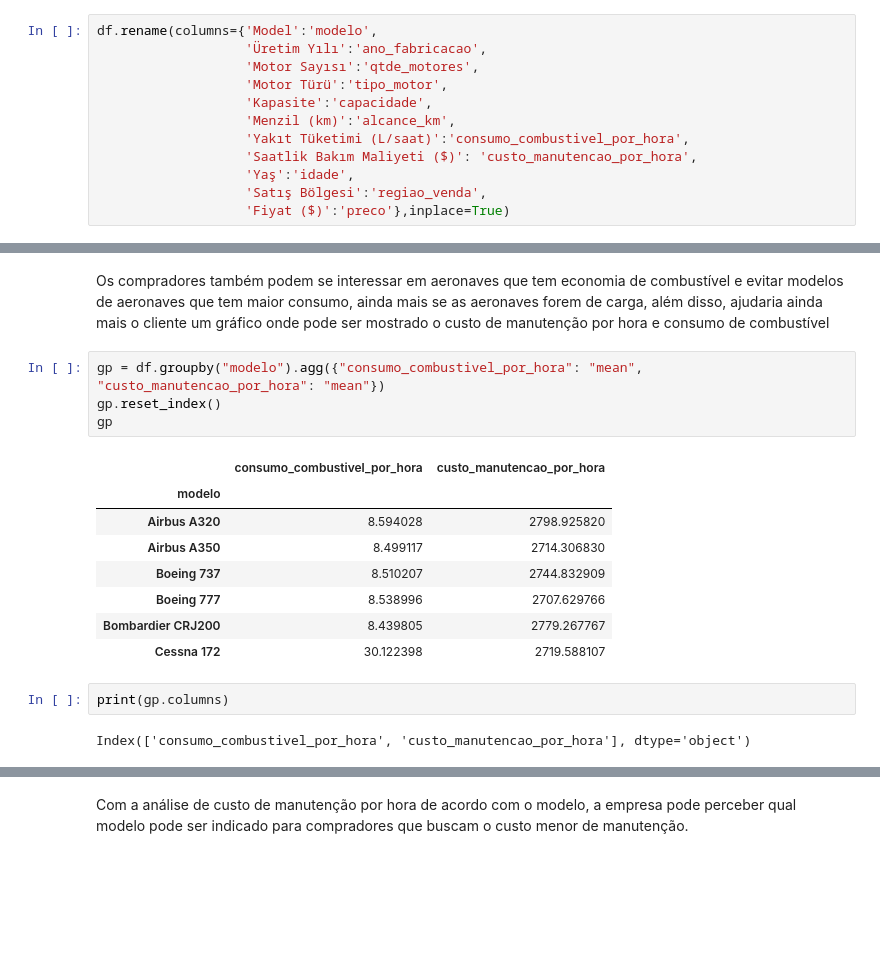
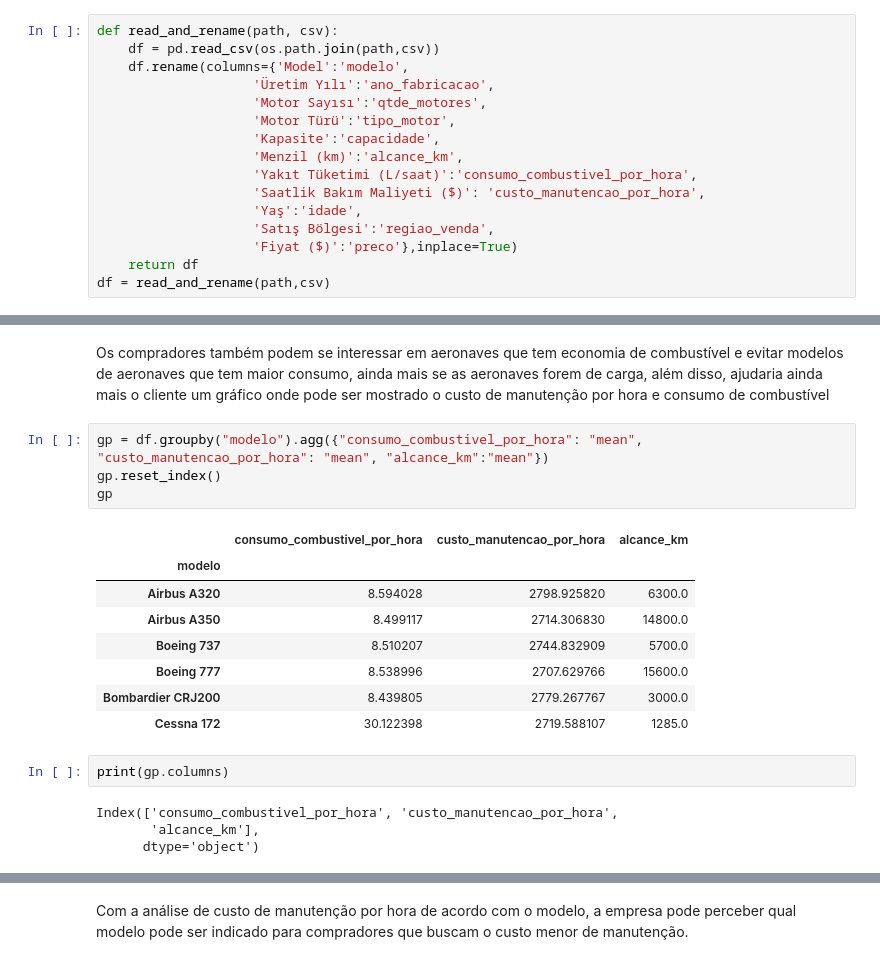
Before and after one commit to larifreitas/fundamentos-ds-e-ia, a Jupyter notebook: Atividade_airplane_price_dataset.ipynb, the cells around one changed output, grey strips where cells are left out. Drawn from its saved outputs; the diff is of its cells as text; blank space fills up the shorter version.

```diff
--- a/Atividade_airplane_price_dataset.ipynb
+++ b/Atividade_airplane_price_dataset.ipynb
@@ -108,17 +108,21 @@ dtype: int64
 # %% [markdown]
 💊 **TRATAMENTO DE DADOS**
 # %%
-df.rename(columns={'Model':'modelo',
-                   'Üretim Yılı':'ano_fabricacao',
-                   'Motor Sayısı':'qtde_motores',
-                   'Motor Türü':'tipo_motor',
-                   'Kapasite':'capacidade',
-                   'Menzil (km)':'alcance_km',
-                   'Yakıt Tüketimi (L/saat)':'consumo_combustivel_por_hora',
-                   'Saatlik Bakım Maliyeti ($)': 'custo_manutencao_por_hora',
-                   'Yaş':'idade',
-                   'Satış Bölgesi':'regiao_venda',
-                   'Fiyat ($)':'preco'},inplace=True)
+def read_and_rename(path, csv):
+    df = pd.read_csv(os.path.join(path,csv))
+    df.rename(columns={'Model':'modelo',
+                    'Üretim Yılı':'ano_fabricacao',
+                    'Motor Sayısı':'qtde_motores',
+                    'Motor Türü':'tipo_motor',
+                    'Kapasite':'capacidade',
+                    'Menzil (km)':'alcance_km',
+                    'Yakıt Tüketimi (L/saat)':'consumo_combustivel_por_hora',
+                    'Saatlik Bakım Maliyeti ($)': 'custo_manutencao_por_hora',
+                    'Yaş':'idade',
+                    'Satış Bölgesi':'regiao_venda',
+                    'Fiyat ($)':'preco'},inplace=True)
+    return df
+df = read_and_rename(path,csv)
 # %%
 #limpeza de idade da aeronave
 df = df.drop("idade", axis=1)
@@ -337,19 +350,21 @@ gp
 # %% [markdown]
 Os compradores também podem se interessar em aeronaves que tem economia de combustível e evitar modelos de aeronaves que tem maior consumo, ainda mais se as aeronaves forem de carga, além disso, ajudaria ainda mais o cliente um gráfico onde pode ser mostrado o custo de manutenção por hora e consumo de combustível
 # %%
-gp = df.groupby("modelo").agg({"consumo_combustivel_por_hora": "mean", "custo_manutencao_por_hora": "mean"})
+gp = df.groupby("modelo").agg({"consumo_combustivel_por_hora": "mean", "custo_manutencao_por_hora": "mean", "alcance_km":"mean"})
 gp.reset_index()
 gp
 # %% [output]
-|  | consumo_combustivel_por_hora | custo_manutencao_por_hora |
-| modelo |  |  |
-| Airbus A320 | 8.594028 | 2798.925820 |
-| Airbus A350 | 8.499117 | 2714.306830 |
-| Boeing 737 | 8.510207 | 2744.832909 |
-| Boeing 777 | 8.538996 | 2707.629766 |
-| Bombardier CRJ200 | 8.439805 | 2779.267767 |
-| Cessna 172 | 30.122398 | 2719.588107 |
+|  | consumo_combustivel_por_hora | custo_manutencao_por_hora | alcance_km |
+| modelo |  |  |  |
+| Airbus A320 | 8.594028 | 2798.925820 | 6300.0 |
+| Airbus A350 | 8.499117 | 2714.306830 | 14800.0 |
+| Boeing 737 | 8.510207 | 2744.832909 | 5700.0 |
+| Boeing 777 | 8.538996 | 2707.629766 | 15600.0 |
+| Bombardier CRJ200 | 8.439805 | 2779.267767 | 3000.0 |
+| Cessna 172 | 30.122398 | 2719.588107 | 1285.0 |
 # %%
 print(gp.columns)
 # %% [output]
-Index(['consumo_combustivel_por_hora', 'custo_manutencao_por_hora'], dtype='object')
+Index(['consumo_combustivel_por_hora', 'custo_manutencao_por_hora',
+       'alcance_km'],
+      dtype='object')
```
Also changed, not shown: parts of 47 cells of this notebook.
